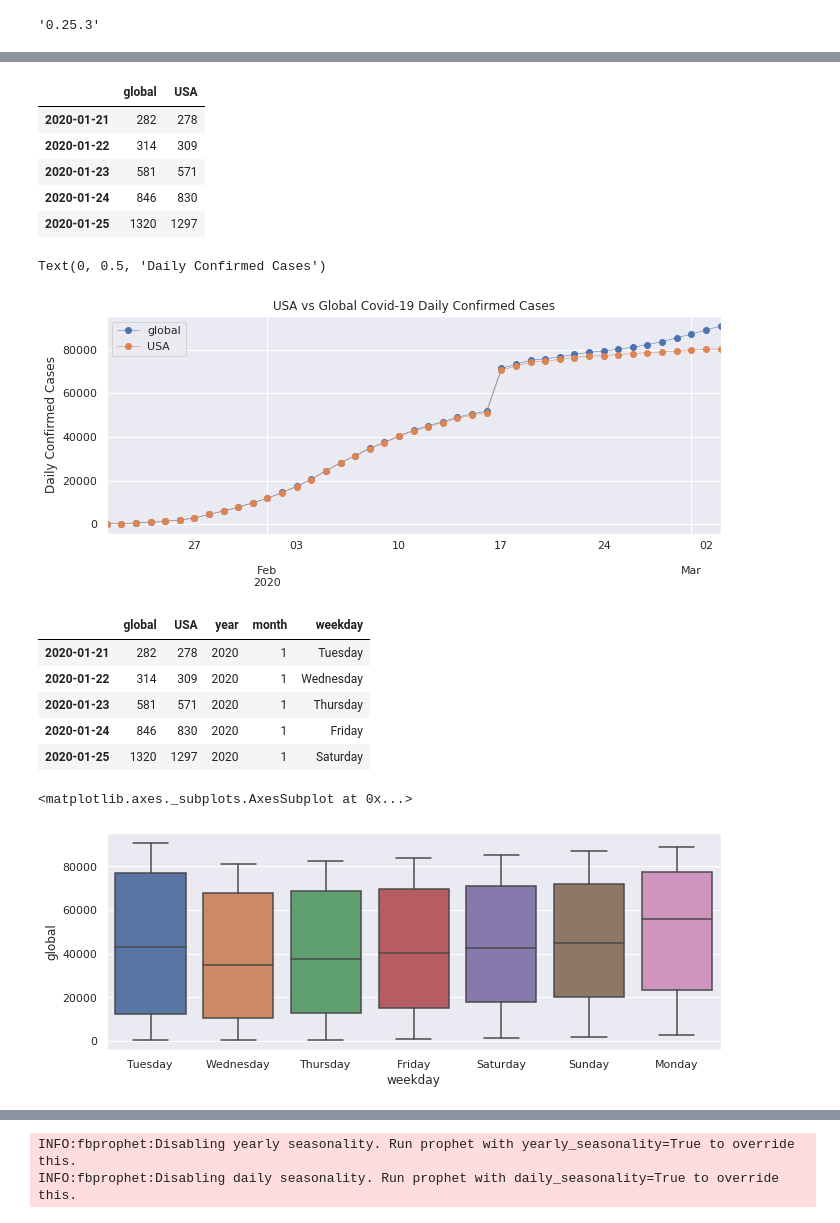
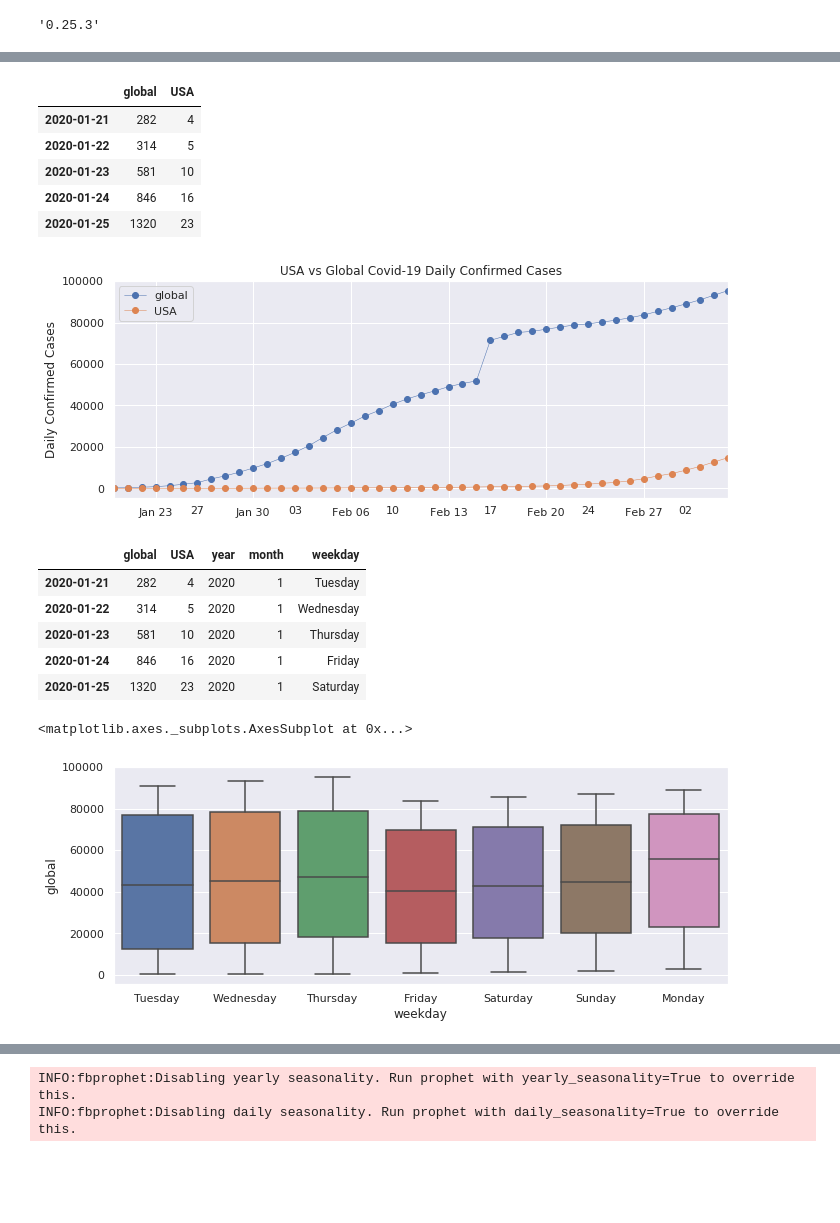
Before and after one commit to aiformankind/covid-19-hackathon, a Jupyter notebook: Covid_19_Data_Exploration.ipynb, the cells around one changed output, grey strips where cells are left out. Saved outputs shown, nothing was run; the diff lists cells and outputs as text; code cells hidden in the pictures; blank space fills up the shorter version.

```diff
--- a/Covid_19_Data_Exploration.ipynb
+++ b/Covid_19_Data_Exploration.ipynb
@@ -404,4 +420,4 @@ ax.set_ylabel('Daily Confirmed Cases');
 # %%
-global_timeseries = covid_across_countries_df.iloc[:2].T.iloc[3:]
+global_timeseries = covid_across_countries_df.iloc[[0,2]].T.iloc[3:]
 global_timeseries.head(5)
 # %% [output]
@@ -427,0 +444,3 @@ global_timeseries.head(5)
+# %%
+global_timeseries = global_timeseries.filter(regex='^((?!Unnamed).)*$', axis=0)
+global_timeseries
@@ -428,29 +465,28 @@ global_timeseries.head(5)
 # %%
-global_timeseries.index = pd.to_datetime(global_timeseries.index)
+global_timeseries.index = pd.to_datetime(global_timeseries.index, errors='ignore')
 global_timeseries.head(5)
 # %% [output]
 |  | global | USA |
-| 2020-01-21 | 282 | 278 |
-| 2020-01-22 | 314 | 309 |
-| 2020-01-23 | 581 | 571 |
-| 2020-01-24 | 846 | 830 |
-| 2020-01-25 | 1320 | 1297 |
+| 2020-01-21 | 282 | 4 |
+| 2020-01-22 | 314 | 5 |
+| 2020-01-23 | 581 | 10 |
+| 2020-01-24 | 846 | 16 |
+| 2020-01-25 | 1320 | 23 |
 # %%
 import matplotlib.pyplot as plt
 import seaborn as sns
 import matplotlib.dates as mdates
 pd.plotting.register_matplotlib_converters()
 
 cols = ['global', 'USA']
 sns.set(rc={'figure.figsize':(11, 4)})
 ax = global_timeseries[cols].plot(linewidth=0.5, marker='o', linestyle='-')
 ax.set_title('USA vs Global Covid-19 Daily Confirmed Cases')
 ax.set_ylabel('Daily Confirmed Cases')
-#ax.xaxis.set_major_locator(mdates.WeekdayLocator(byweekday=mdates.MONDAY))
-#ax.xaxis.set_major_formatter(mdates.DateFormatter('%b %d'))
+ax.xaxis.set_major_locator(mdates.WeekdayLocator(byweekday=mdates.MONDAY))
+ax.xaxis.set_major_formatter(mdates.DateFormatter('%b %d'))
 # %% [output]
-Text(0, 0.5, 'Daily Confirmed Cases')
-[figure, old version]
+[figure, new version]
 # %%
 global_timeseries['year'] = global_timeseries.index.year
 global_timeseries['month'] = global_timeseries.index.month
@@ -458,16 +494,16 @@ global_timeseries['weekday'] = global_timeseries.index.weekday_name
 global_timeseries.head(5)
 # %% [output]
 |  | global | USA | year | month | weekday |
-| 2020-01-21 | 282 | 278 | 2020 | 1 | Tuesday |
-| 2020-01-22 | 314 | 309 | 2020 | 1 | Wednesday |
-| 2020-01-23 | 581 | 571 | 2020 | 1 | Thursday |
-| 2020-01-24 | 846 | 830 | 2020 | 1 | Friday |
-| 2020-01-25 | 1320 | 1297 | 2020 | 1 | Saturday |
+| 2020-01-21 | 282 | 4 | 2020 | 1 | Tuesday |
+| 2020-01-22 | 314 | 5 | 2020 | 1 | Wednesday |
+| 2020-01-23 | 581 | 10 | 2020 | 1 | Thursday |
+| 2020-01-24 | 846 | 16 | 2020 | 1 | Friday |
+| 2020-01-25 | 1320 | 23 | 2020 | 1 | Saturday |
 # %%
 sns.boxplot(data=global_timeseries, x='weekday', y='global')
 # %% [output]
 <matplotlib.axes._subplots.AxesSubplot at 0x...>
-[figure, old version]
+[figure, new version]
 # %%
 sns.boxplot(data=global_timeseries, x='month', y='global');
 # %% [output]
```
Also changed, not shown: parts of 16 cells of this notebook.
